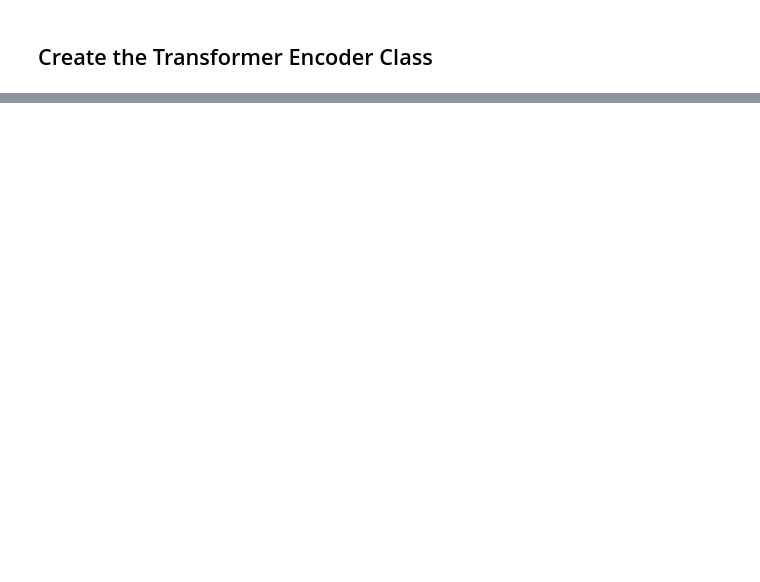
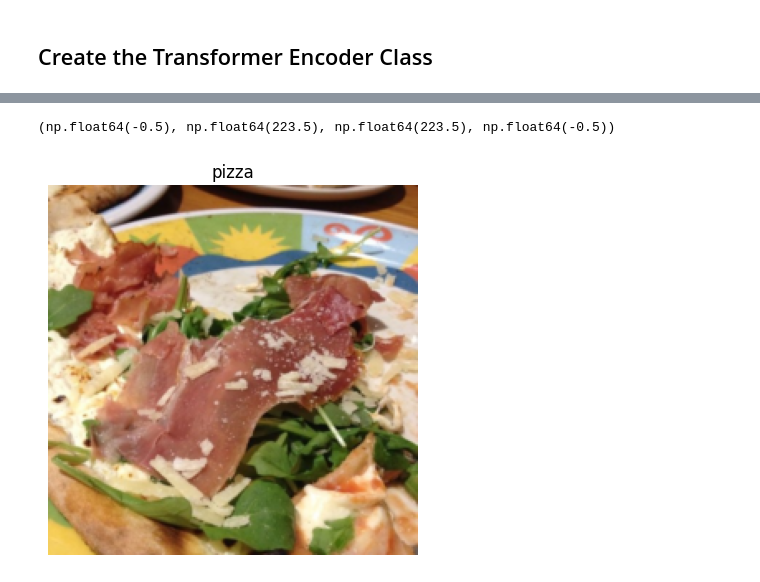
Before and after one commit to ssrhunter/pytorch-project-sandbox, a Jupyter notebook: 08_pytorch_paper_replicating.ipynb, the cells around one changed output, grey strips where cells are left out. Saved outputs shown, nothing was run; the diff lists cells and outputs as text; code cells hidden in the pictures; blank space fills up the shorter version.

```diff
--- a/08_pytorch_paper_replicating.ipynb
+++ b/08_pytorch_paper_replicating.ipynb
@@ -794,0 +979,7 @@ tensor([[[ 2.1815,  1.7866,  1.2735,  ...,  2.4902,  2.2653,  1.8955],
+# %%
+plt.imshow(image.permute(1, 2, 0))
+plt.title(class_names[label])
+plt.axis(False)
+# %% [output]
+(np.float64(-0.5), np.float64(223.5), np.float64(223.5), np.float64(-0.5))
+[figure, added]
```
Also changed, not shown: parts of 32 cells of this notebook.
